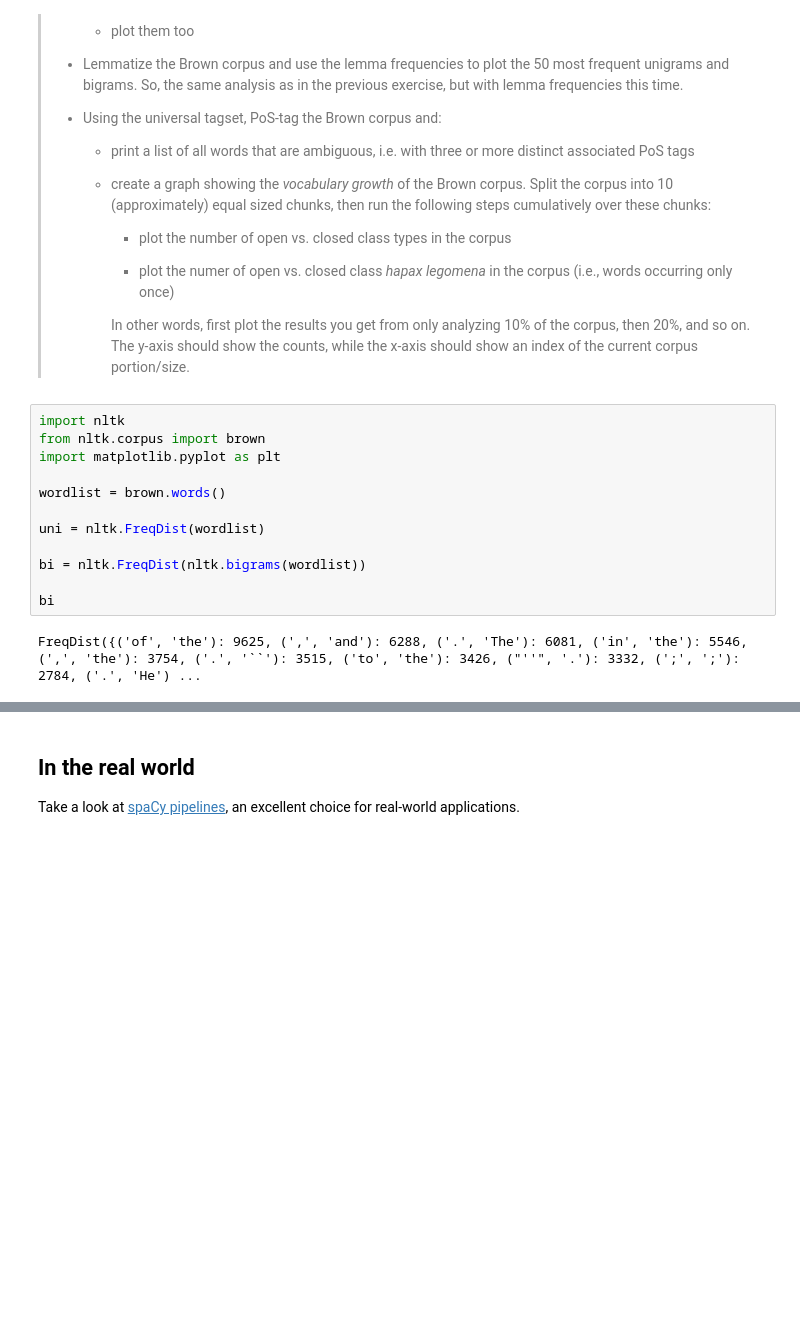
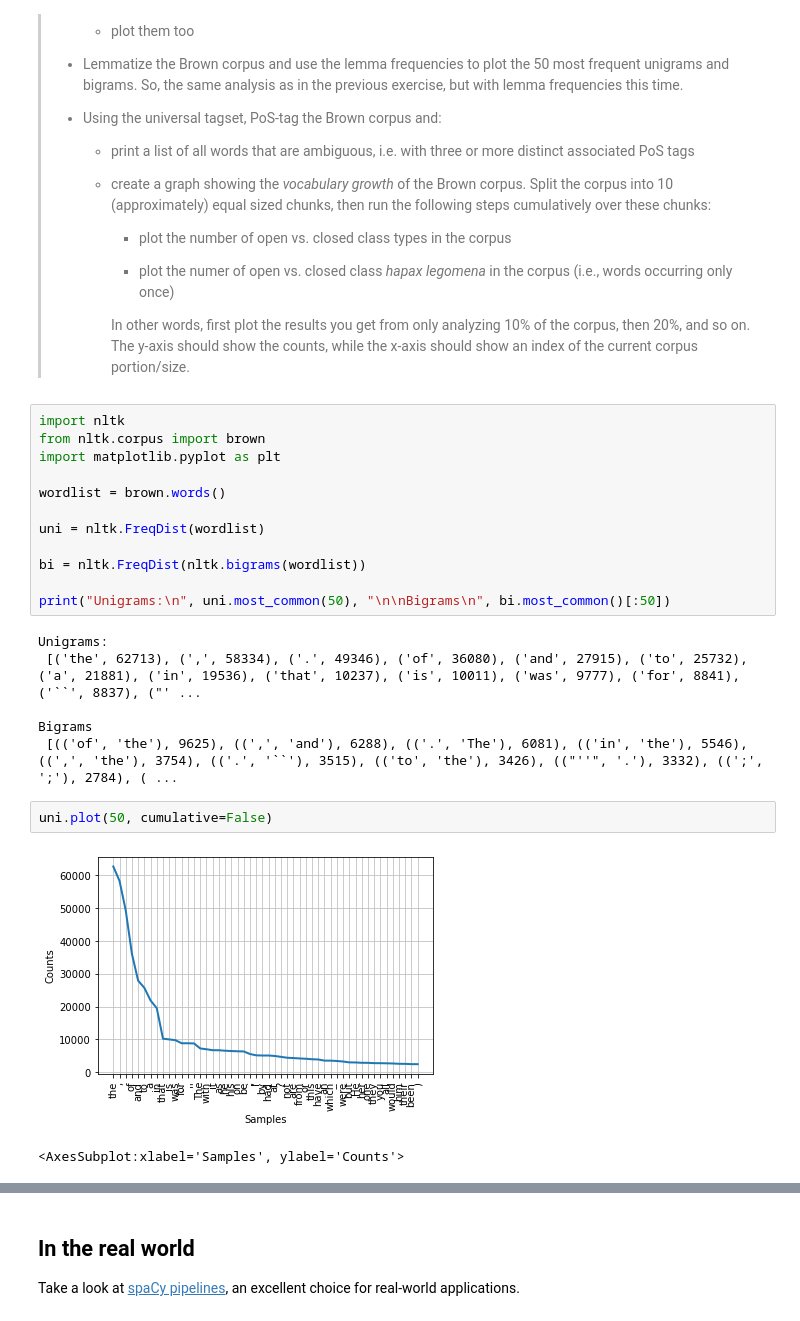
Before and after one commit to joshbrook/AUC_TMCI_2022, a Jupyter notebook: notebooks/2_NLP_pipelines.ipynb, the cells around one changed output, grey strips where cells are left out. Drawn from its saved outputs; the diff is of its cells as text; blank space fills up the shorter version.

```diff
--- a/notebooks/2_NLP_pipelines.ipynb
+++ b/notebooks/2_NLP_pipelines.ipynb
@@ -974,6 +974,15 @@ uni = nltk.FreqDist(wordlist)
 
 bi = nltk.FreqDist(nltk.bigrams(wordlist))
 
-bi
+print("Unigrams:\n", uni.most_common(50), "\n\nBigrams\n", bi.most_common()[:50])
 # %% [output]
-FreqDist({('of', 'the'): 9625, (',', 'and'): 6288, ('.', 'The'): 6081, ('in', 'the'): 5546, (',', 'the'): 3754, ('.', '``'): 3515, ('to', 'the'): 3426, ("''", '.'): 3332, (';', ';'): 2784, ('.', 'He') ...
+Unigrams:
+ [('the', 62713), (',', 58334), ('.', 49346), ('of', 36080), ('and', 27915), ('to', 25732), ('a', 21881), ('in', 19536), ('that', 10237), ('is', 10011), ('was', 9777), ('for', 8841), ('``', 8837), ("' ...
+
+Bigrams
+ [(('of', 'the'), 9625), ((',', 'and'), 6288), (('.', 'The'), 6081), (('in', 'the'), 5546), ((',', 'the'), 3754), (('.', '``'), 3515), (('to', 'the'), 3426), (("''", '.'), 3332), ((';', ';'), 2784), ( ...
+# %%
+uni.plot(50, cumulative=False)
+# %% [output]
+[figure, added]
+<AxesSubplot:xlabel='Samples', ylabel='Counts'>
```
Also changed, not shown: parts of 1 cell of this notebook, 7 other files.
